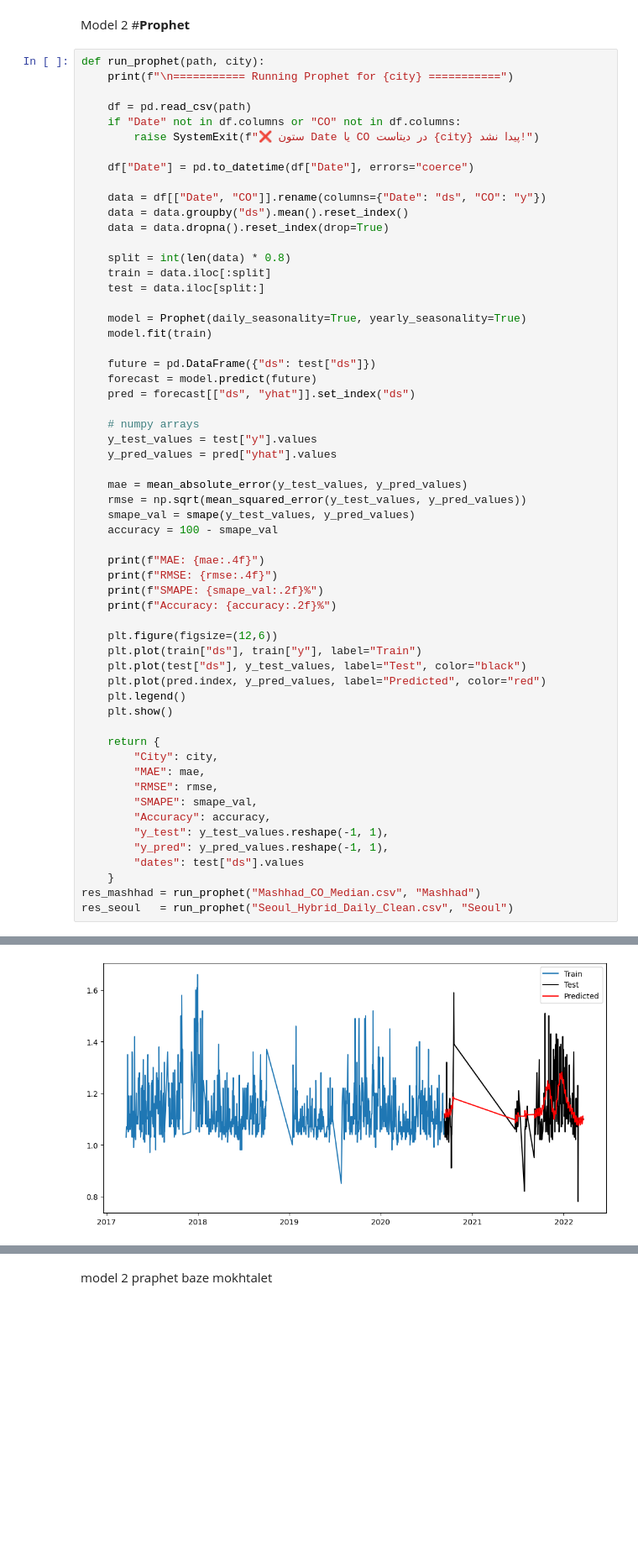
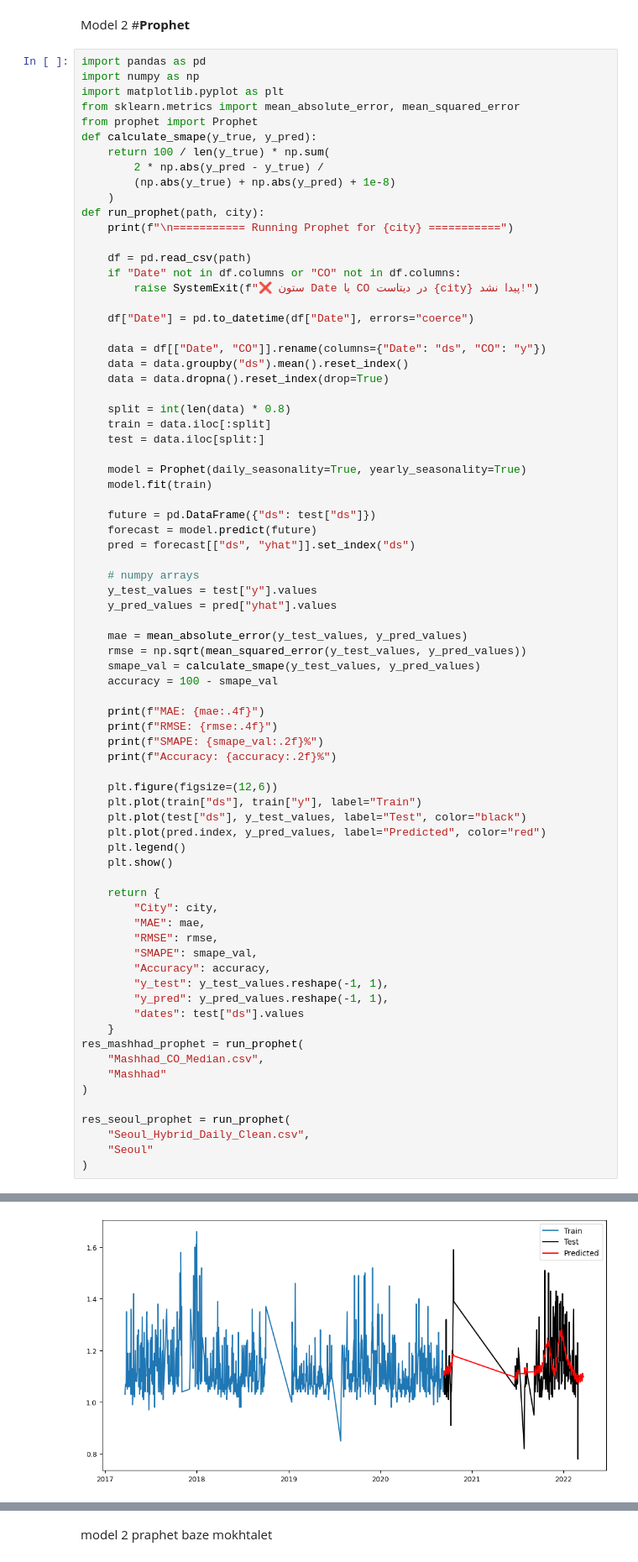
Before and after one commit to rahilAhmadi/urban-air-quality-forecasting, a Jupyter notebook: urban-air-quality-forecasting.ipynb, the cells around one changed output, grey strips where cells are left out. Shown at 84% size. Saved outputs shown, nothing was run; the diff lists cells and outputs as text; blank space fills up the shorter version.

Commit message:
change variable's name and add figure

```diff
--- a/urban-air-quality-forecasting.ipynb
+++ b/urban-air-quality-forecasting.ipynb
@@ -127,6 +136,16 @@ Accuracy: 79.00%
 Model 2
 #**Prophet**
 # %%
+import pandas as pd
+import numpy as np
+import matplotlib.pyplot as plt
+from sklearn.metrics import mean_absolute_error, mean_squared_error
+from prophet import Prophet
+def calculate_smape(y_true, y_pred):
+    return 100 / len(y_true) * np.sum(
+        2 * np.abs(y_pred - y_true) /
+        (np.abs(y_true) + np.abs(y_pred) + 1e-8)
+    )
 def run_prophet(path, city):
     print(f"\n=========== Running Prophet for {city} ===========")
 
@@ -157,40 +176,47 @@ def run_prophet(path, city):
 
     mae = mean_absolute_error(y_test_values, y_pred_values)
     rmse = np.sqrt(mean_squared_error(y_test_values, y_pred_values))
-    smape_val = smape(y_test_values, y_pred_values)
+    smape_val = calculate_smape(y_test_values, y_pred_values)
     accuracy = 100 - smape_val
 
     print(f"MAE: {mae:.4f}")
     print(f"RMSE: {rmse:.4f}")
     print(f"SMAPE: {smape_val:.2f}%")
     print(f"Accuracy: {accuracy:.2f}%")
 
     plt.figure(figsize=(12,6))
     plt.plot(train["ds"], train["y"], label="Train")
     plt.plot(test["ds"], y_test_values, label="Test", color="black")
     plt.plot(pred.index, y_pred_values, label="Predicted", color="red")
     plt.legend()
     plt.show()
 
     return {
         "City": city,
         "MAE": mae,
         "RMSE": rmse,
         "SMAPE": smape_val,
         "Accuracy": accuracy,
         "y_test": y_test_values.reshape(-1, 1),
         "y_pred": y_pred_values.reshape(-1, 1),
         "dates": test["ds"].values
     }
-res_mashhad = run_prophet("Mashhad_CO_Median.csv", "Mashhad")
-res_seoul   = run_prophet("Seoul_Hybrid_Daily_Clean.csv", "Seoul")
+res_mashhad_prophet = run_prophet(
+    "Mashhad_CO_Median.csv",
+    "Mashhad"
+)
+
+res_seoul_prophet = run_prophet(
+    "Seoul_Hybrid_Daily_Clean.csv",
+    "Seoul"
+)
 # %% [output]
 =========== Running Prophet for Mashhad ===========
 MAE: 0.0794
 RMSE: 0.1065
 SMAPE: 6.84%
 Accuracy: 93.16%
-[figure, old version]
+[figure, new version]
 =========== Running Prophet for Seoul ===========
 MAE: 0.0674
 RMSE: 0.0864
```
Also changed, not shown: parts of 8 cells of this notebook.
